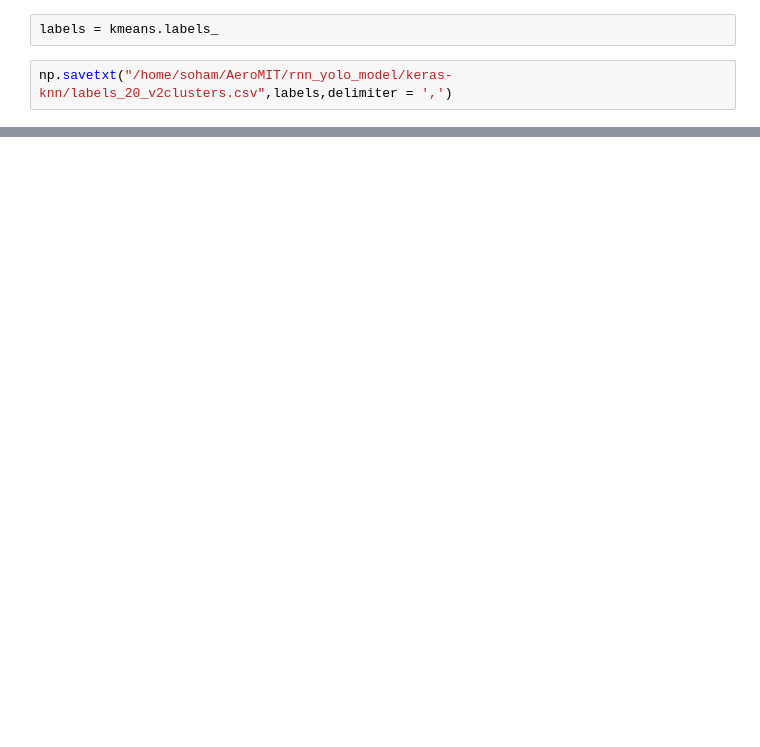
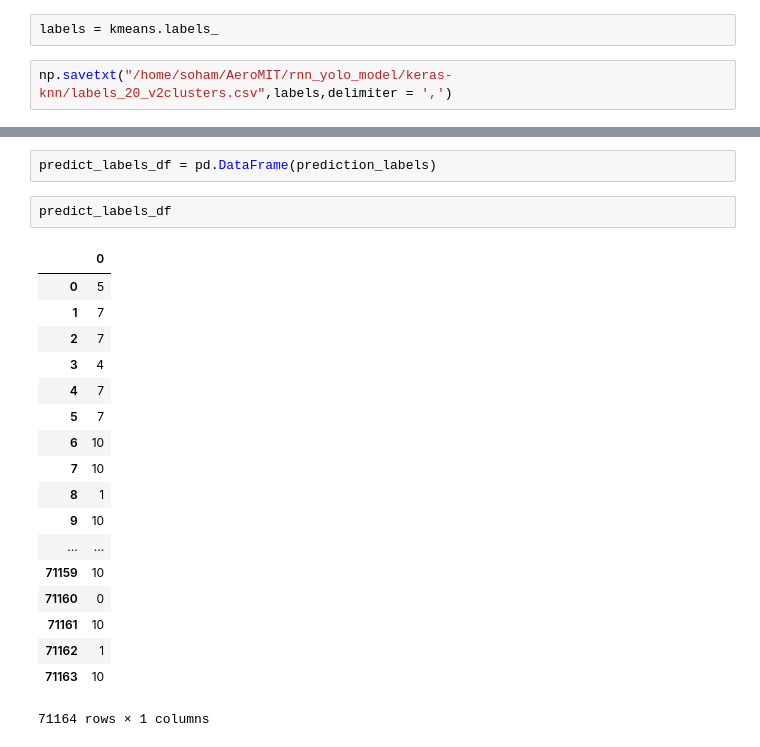
Before and after one commit to sohamhans19994/Object-Detection-Drone, a Jupyter notebook: kmeans_labelling_images.ipynb, the cells around one changed output, grey strips where cells are left out. Cells and saved outputs as stored; diff of their text form; blank space fills up the shorter version.

```diff
--- a/kmeans_labelling_images.ipynb
+++ b/kmeans_labelling_images.ipynb
@@ -181,0 +189,23 @@ prediction_labels = kmeans.predict(encoded_predict_imgs)
+# %%
+predict_labels_df = pd.DataFrame(prediction_labels)
+# %%
+predict_labels_df
+# %% [output]
+|  | 0 |
+| 0 | 5 |
+| 1 | 7 |
+| 2 | 7 |
+| 3 | 4 |
+| 4 | 7 |
+| 5 | 7 |
+| 6 | 10 |
+| 7 | 10 |
+| 8 | 1 |
+| 9 | 10 |
+| ... | ... |
+| 71159 | 10 |
+| 71160 | 0 |
+| 71161 | 10 |
+| 71162 | 1 |
+| 71163 | 10 |
+71164 rows × 1 columns
```
Also changed, not shown: parts of 21 cells of this notebook.
